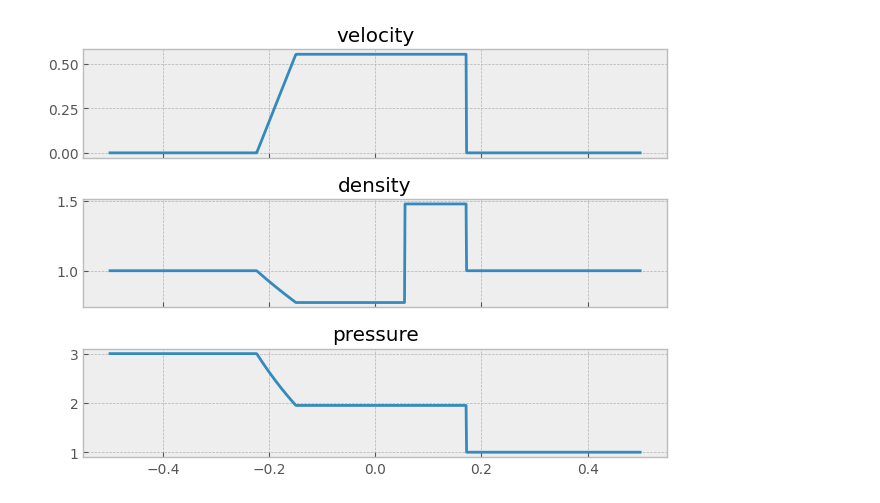
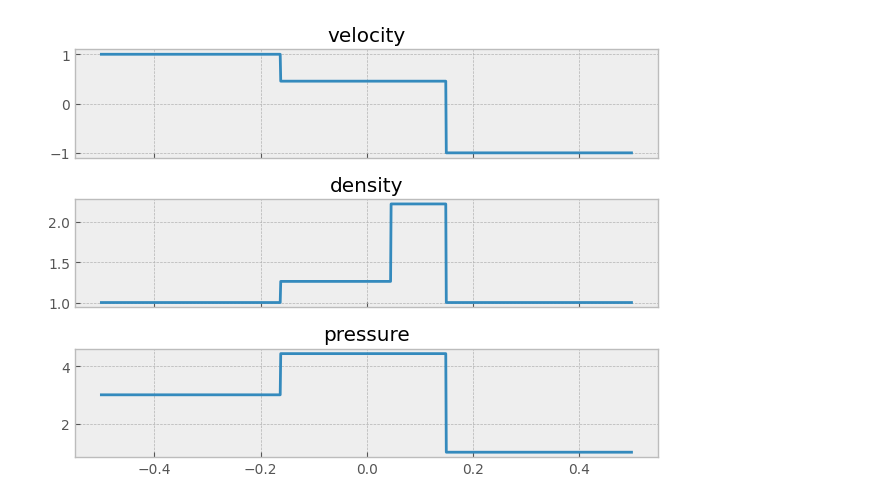
Before and after one commit to SeverinDenisenko/gas-dynamics-numerical-solver, a Jupyter notebook: test.ipynb, the cells around one changed output. Drawn from its saved outputs; the diff is of its cells as text; code cells hidden in the pictures.

Commit message:
Add test cases

```diff
--- a/test.ipynb
+++ b/test.ipynb
@@ -23,4 +28,11 @@ argument, density, velocity, pressure = solver.solve_discontinuity_exact(1, 0, 3
-# %%
-plot_gas_state(argument, density, velocity, pressure)
-# %% [output]
-[figure, removed]
+# %%
+# 2 Test
+
+argument, density, velocity, pressure = solver.solve_discontinuity_exact(1, 1, 3,
+                                                                         1, -1, 1,
+                                                                         5/3,
+                                                                         0.0, -0.5, 0.5,
+                                                                         0.1)
+plot_gas_state(argument, density, velocity, pressure)
+# %% [output]
+[figure, added]
```
Also changed, not shown: parts of 2 cells of this notebook.
